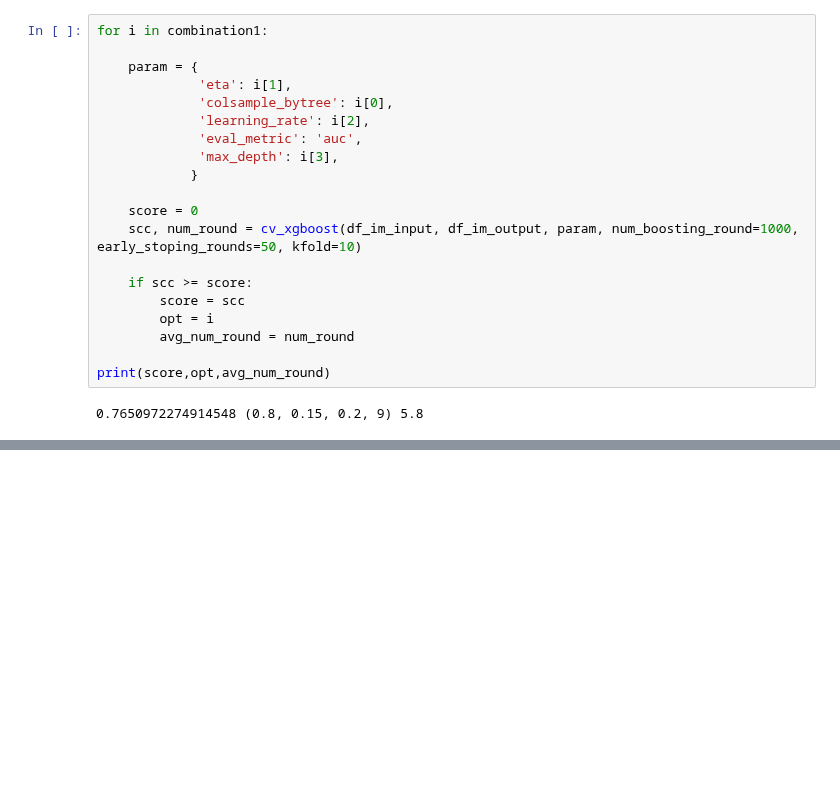
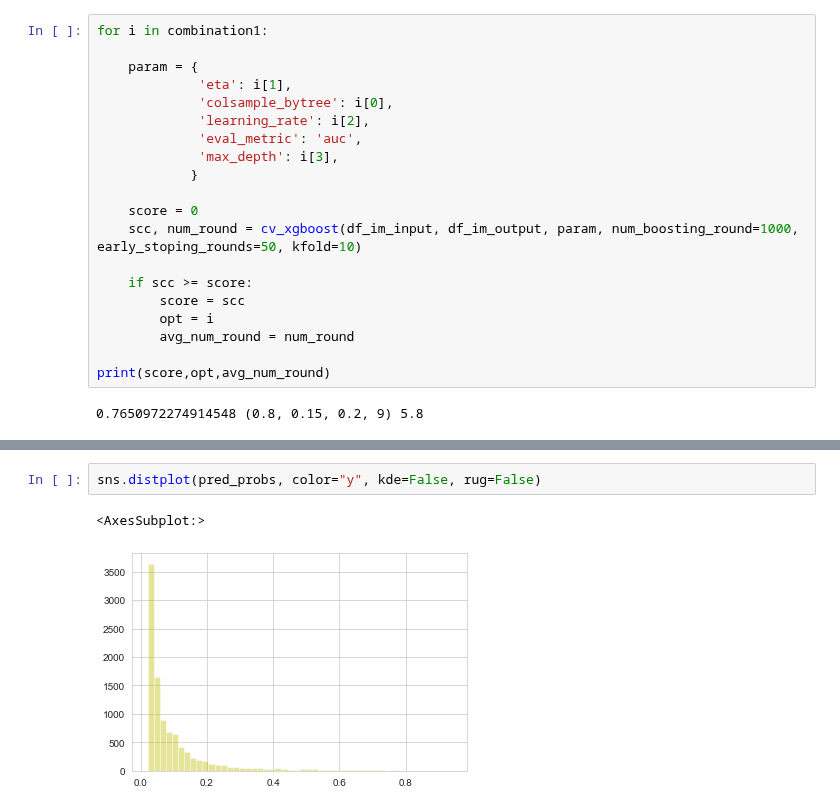
Before and after one commit to jinzhih/predict_xgboost, a Jupyter notebook: XGBoost_prediciton.ipynb, the cells around one changed output, grey strips where cells are left out. Cells and saved outputs as stored; diff of their text form; blank space fills up the shorter version.

```diff
--- a/XGBoost_prediciton.ipynb
+++ b/XGBoost_prediciton.ipynb
@@ -424,0 +480,5 @@ print(score,opt,avg_num_round)
+# %%
+sns.distplot(pred_probs, color="y", kde=False, rug=False)
+# %% [output]
+<AxesSubplot:>
+[figure, added]
```
Also changed, not shown: parts of 6 cells of this notebook.
